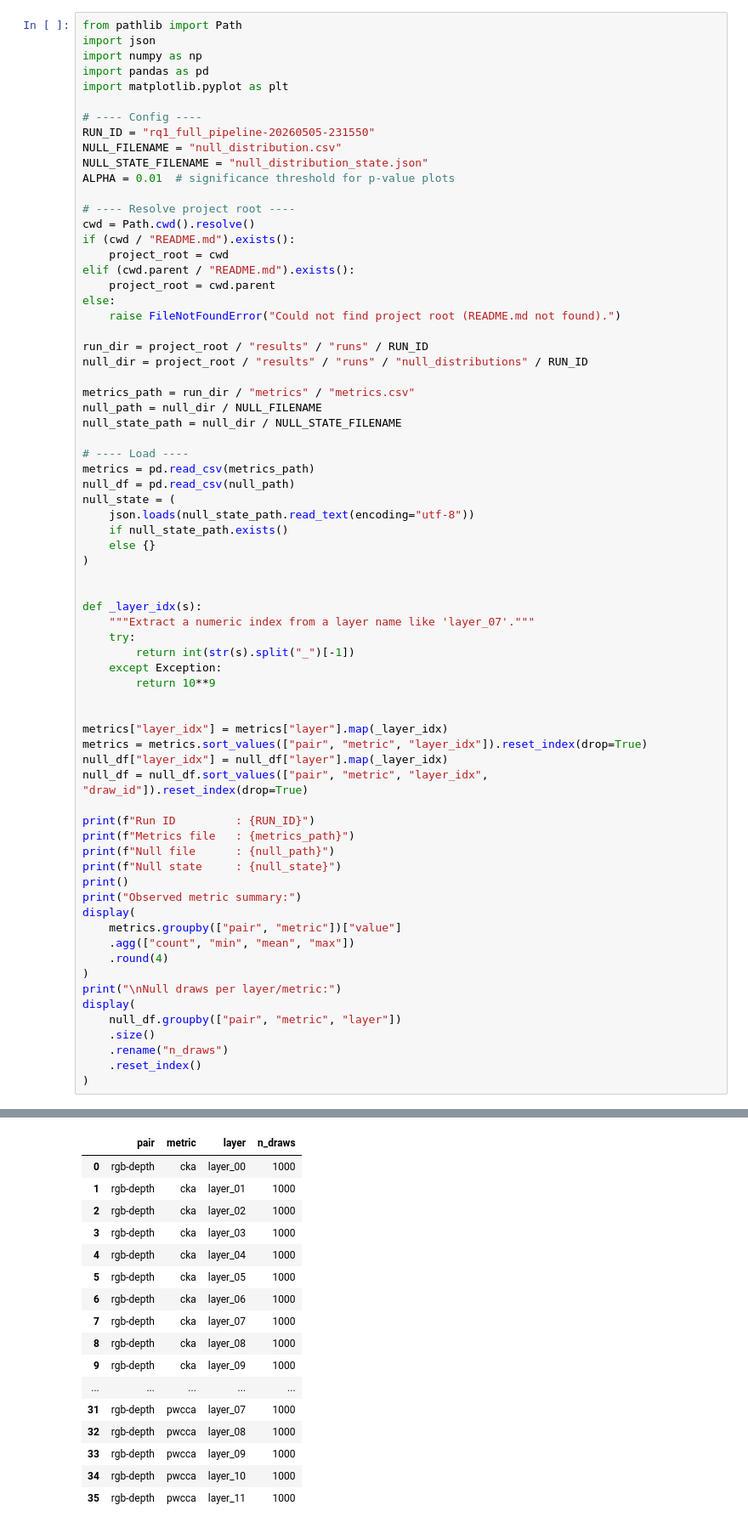
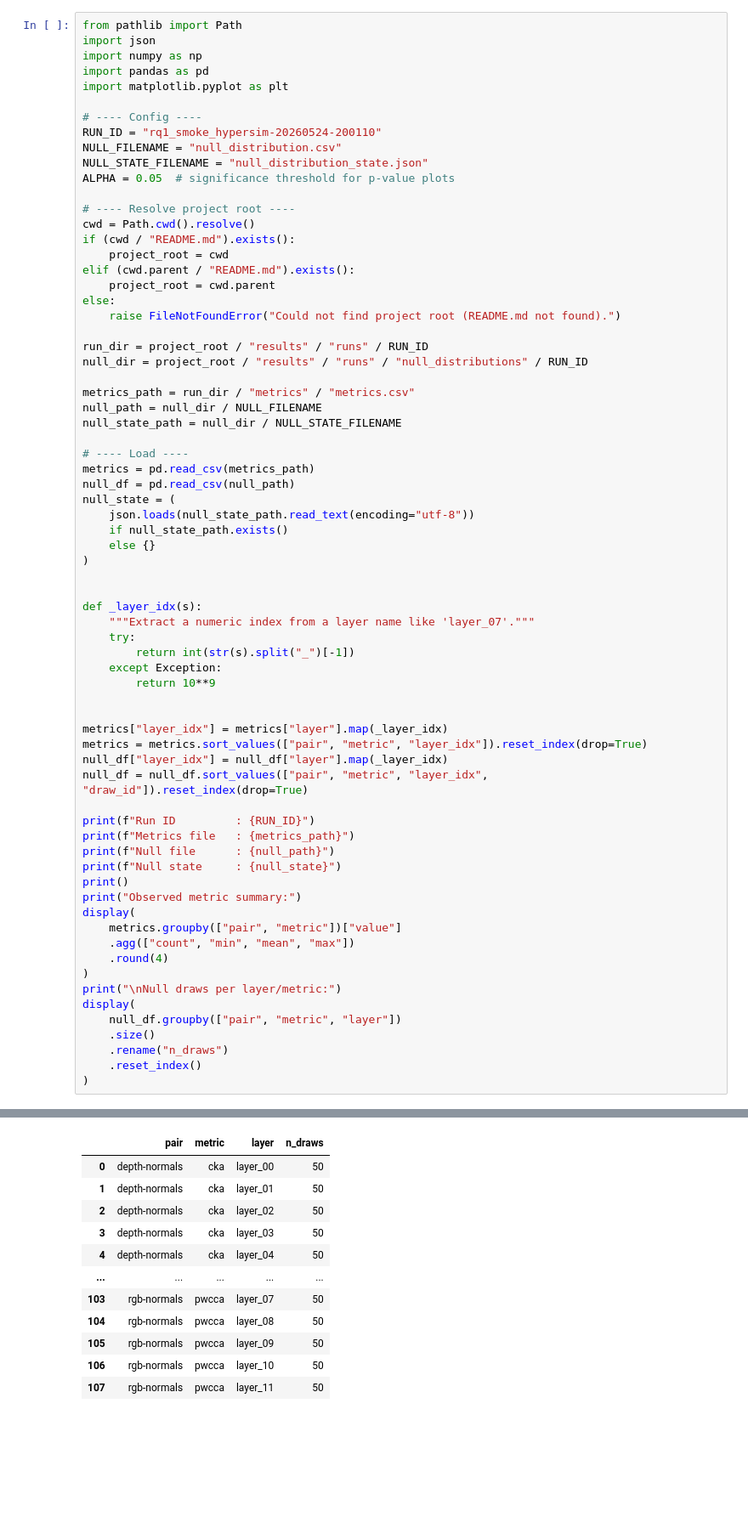
Before and after one commit to arthur-mrgt/one-trunk-or-many, a Jupyter notebook: notebooks/pvalue_diagnostics.ipynb, the cells around one changed output, grey strips where cells are left out. Shown at 85% size. Cells and saved outputs as stored; diff of their text form; blank space fills up the shorter version.

```diff
--- a/notebooks/pvalue_diagnostics.ipynb
+++ b/notebooks/pvalue_diagnostics.ipynb
@@ -20,10 +20,10 @@ import pandas as pd
 import matplotlib.pyplot as plt
 
 # ---- Config ----
-RUN_ID = "rq1_full_pipeline-20260505-231550"
+RUN_ID = "rq1_smoke_hypersim-20260524-200110"
 NULL_FILENAME = "null_distribution.csv"
 NULL_STATE_FILENAME = "null_distribution_state.json"
-ALPHA = 0.01  # significance threshold for p-value plots
+ALPHA = 0.05  # significance threshold for p-value plots
 
 # ---- Resolve project root ----
 cwd = Path.cwd().resolve()
@@ -97,18 +103,13 @@ Observed metric summary:
 Null draws per layer/metric:
 |  | pair | metric | layer | n_draws |
-| 0 | rgb-depth | cka | layer_00 | 1000 |
-| 1 | rgb-depth | cka | layer_01 | 1000 |
-| 2 | rgb-depth | cka | layer_02 | 1000 |
-| 3 | rgb-depth | cka | layer_03 | 1000 |
-| 4 | rgb-depth | cka | layer_04 | 1000 |
-| 5 | rgb-depth | cka | layer_05 | 1000 |
-| 6 | rgb-depth | cka | layer_06 | 1000 |
-| 7 | rgb-depth | cka | layer_07 | 1000 |
-| 8 | rgb-depth | cka | layer_08 | 1000 |
-| 9 | rgb-depth | cka | layer_09 | 1000 |
+| 0 | depth-normals | cka | layer_00 | 50 |
+| 1 | depth-normals | cka | layer_01 | 50 |
+| 2 | depth-normals | cka | layer_02 | 50 |
+| 3 | depth-normals | cka | layer_03 | 50 |
+| 4 | depth-normals | cka | layer_04 | 50 |
 | ... | ... | ... | ... | ... |
-| 31 | rgb-depth | pwcca | layer_07 | 1000 |
-| 32 | rgb-depth | pwcca | layer_08 | 1000 |
-| 33 | rgb-depth | pwcca | layer_09 | 1000 |
-| 34 | rgb-depth | pwcca | layer_10 | 1000 |
-| 35 | rgb-depth | pwcca | layer_11 | 1000 |
+| 103 | rgb-normals | pwcca | layer_07 | 50 |
+| 104 | rgb-normals | pwcca | layer_08 | 50 |
+| 105 | rgb-normals | pwcca | layer_09 | 50 |
+| 106 | rgb-normals | pwcca | layer_10 | 50 |
+| 107 | rgb-normals | pwcca | layer_11 | 50 |
```
Also changed, not shown: parts of 2 cells of this notebook, 2 other files.
